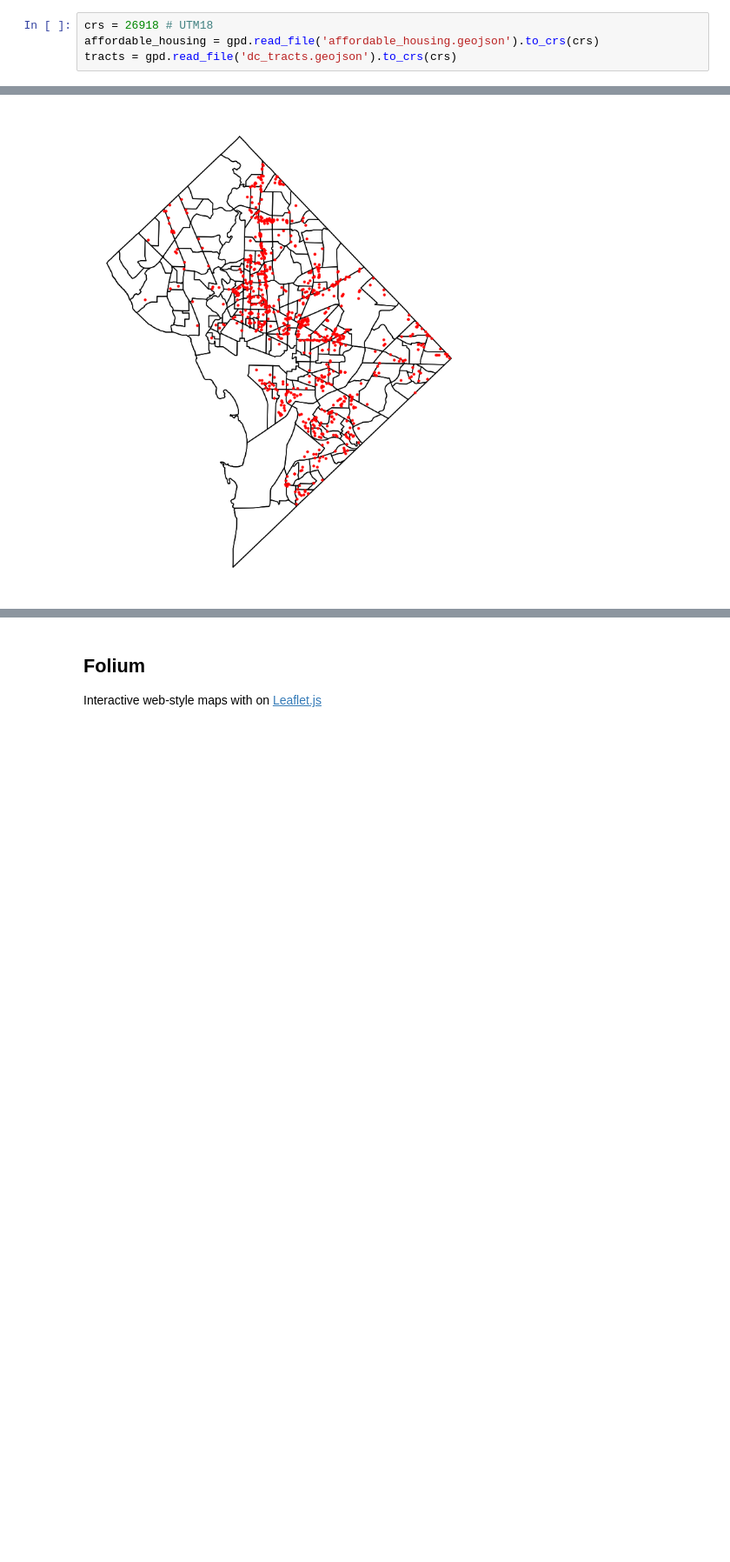
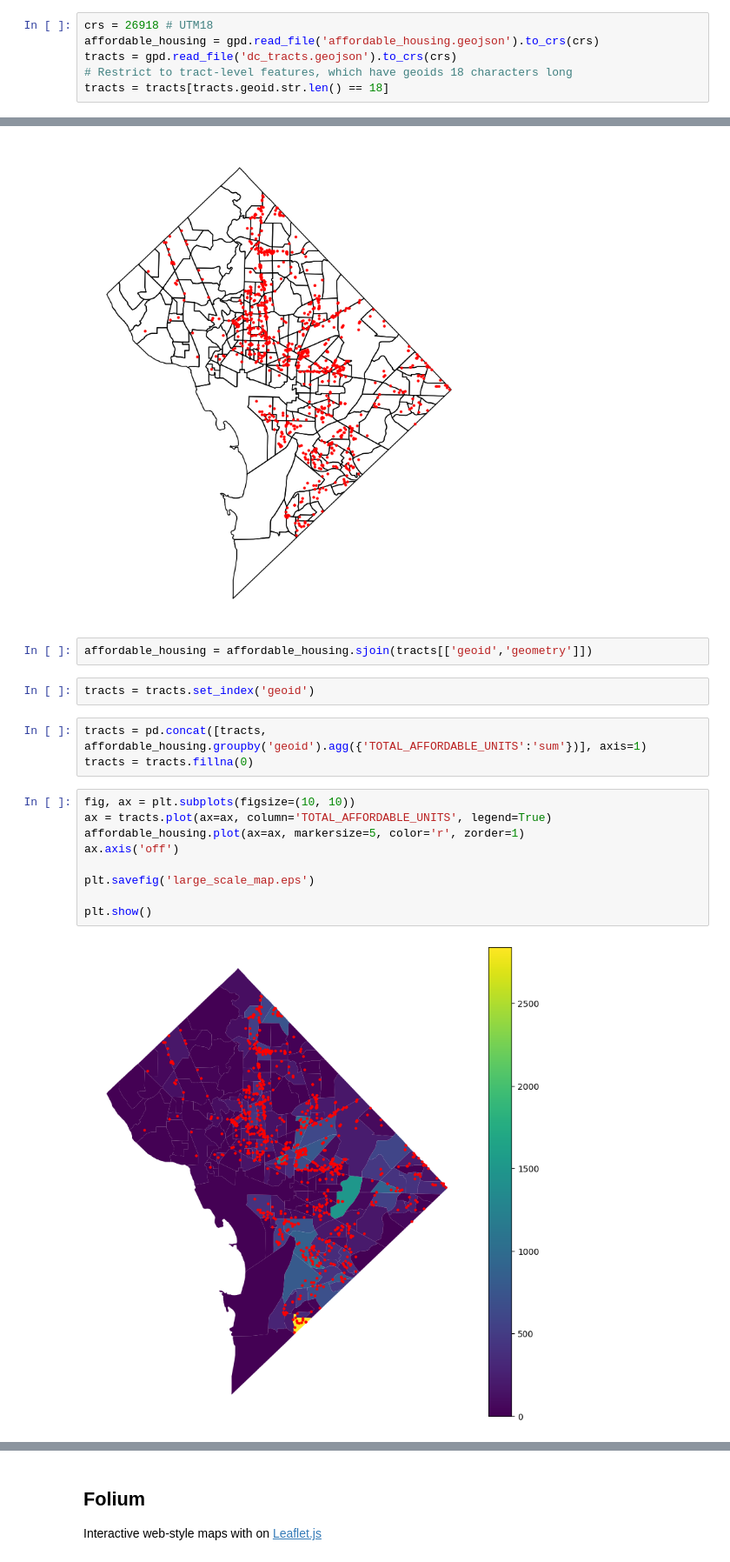
Before and after one commit to ncsg/ursp688y_sp2023, a Jupyter notebook: demos/demo11/demo11.ipynb, the cells around one changed output, grey strips where cells are left out. Shown at 87% size. Drawn from its saved outputs; the diff is of its cells as text; blank space fills up the shorter version.

```diff
--- a/demos/demo11/demo11.ipynb
+++ b/demos/demo11/demo11.ipynb
@@ -32,6 +35,8 @@ import geopandas as gpd
 crs = 26918 # UTM18
 affordable_housing = gpd.read_file('affordable_housing.geojson').to_crs(crs)
 tracts = gpd.read_file('dc_tracts.geojson').to_crs(crs)
+# Restrict to tract-level features, which have geoids 18 characters long
+tracts = tracts[tracts.geoid.str.len() == 18]
 # %%
 fig, ax = plt.subplots(figsize=(10, 10))
 ax = tracts.plot(ax=ax, facecolor='none', edgecolor='k', zorder=0)
@@ -43,3 +48,21 @@ plt.savefig('large_scale_map.eps')
 plt.show()
 # %% [output]
 [figure]
+# %%
+affordable_housing = affordable_housing.sjoin(tracts[['geoid','geometry']])
+# %%
+tracts = tracts.set_index('geoid')
+# %%
+tracts = pd.concat([tracts, affordable_housing.groupby('geoid').agg({'TOTAL_AFFORDABLE_UNITS':'sum'})], axis=1)
+tracts = tracts.fillna(0)
+# %%
+fig, ax = plt.subplots(figsize=(10, 10))
+ax = tracts.plot(ax=ax, column='TOTAL_AFFORDABLE_UNITS', legend=True)
+affordable_housing.plot(ax=ax, markersize=5, color='r', zorder=1)
+ax.axis('off')
+
+plt.savefig('large_scale_map.eps')
+
+plt.show()
+# %% [output]
+[figure, added]
```
Also changed, not shown: parts of 12 cells of this notebook, 1 other file.
